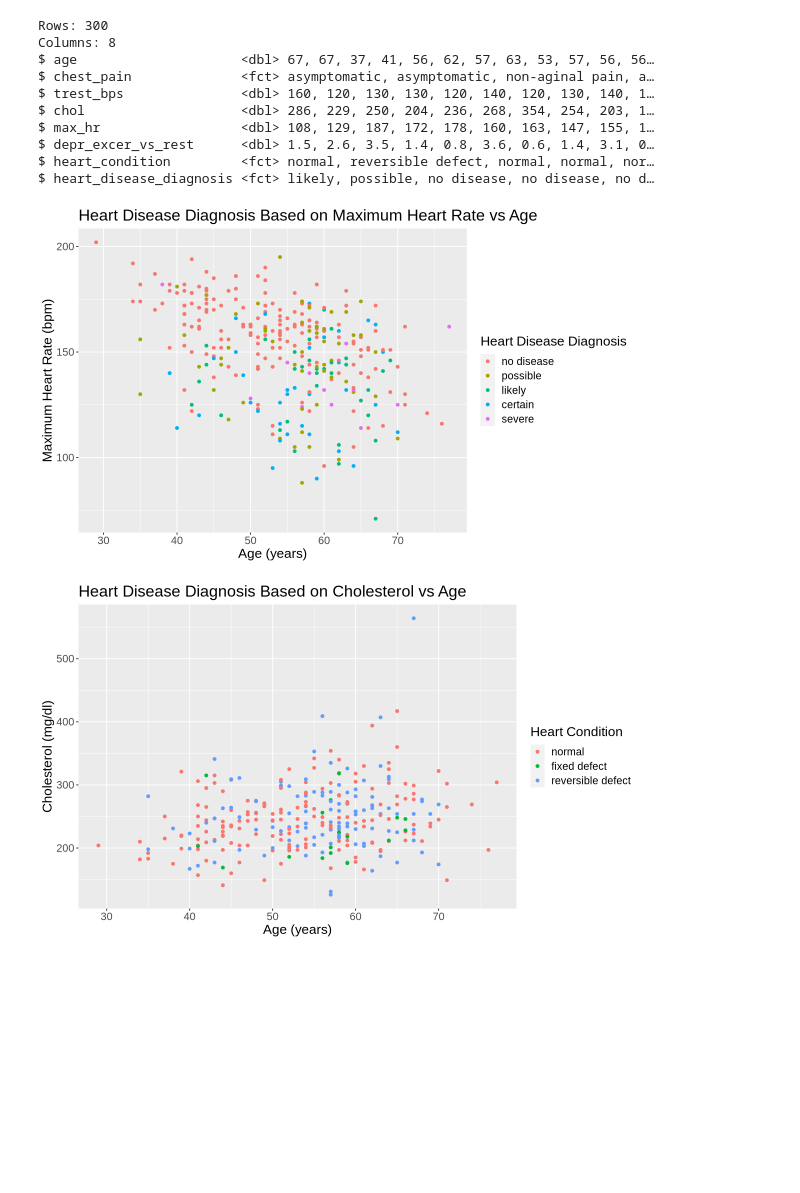
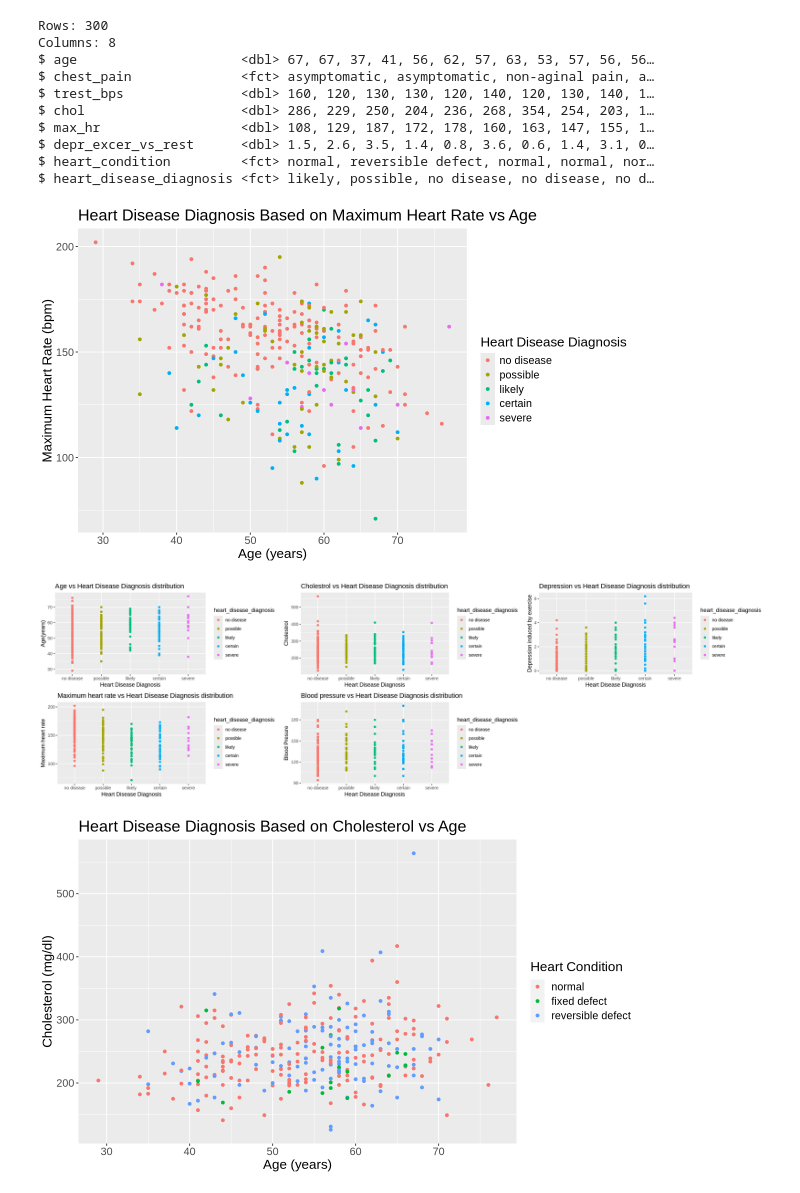
Before and after one commit to davidtheophine/dsci100-project, a Jupyter notebook: heart_disease_proposal.ipynb, the cells around one changed output. Saved outputs shown, nothing was run; the diff lists cells and outputs as text; code cells hidden in the pictures; blank space fills up the shorter version.

Commit message:
Added scatter plot data exploration
Added a grid of scatter plots that show the distribution of data over the various heart disease diagnosis categories.

```diff
--- a/heart_disease_proposal.ipynb
+++ b/heart_disease_proposal.ipynb
@@ -192,19 +192,60 @@ $ heart_disease_diagnosis <fct> likely, possible, no disease, no disease, no d
 # %%
 #Now it is time for visualization!
 #Let's see a few different plots to see what the relationships within the data are.
 
 options(repr.plot.width = 10, repr.plot.height = 6)
 age_vs_max_hr <- heart_disease_train |>
             ggplot(aes(x = age, y = max_hr, color = heart_disease_diagnosis)) +
             geom_point() +
             labs(title = "Heart Disease Diagnosis Based on Maximum Heart Rate vs Age",
                 x = "Age (years)", y = "Maximum Heart Rate (bpm)",
                 color = "Heart Disease Diagnosis") +
             theme(text = element_text(size = 16))
 
 age_vs_max_hr
+#age
+diag_vs_age <- heart_disease_train |>
+    ggplot(aes(x = heart_disease_diagnosis, y = age, color = heart_disease_diagnosis)) +
+    geom_point() +
+    labs(title = "Age vs Heart Disease Diagnosis distribution",
+        x= "Heart Disease Diagnosis", y = "Age(years)")
+
+
+#cholestrol
+diag_vs_chol <- heart_disease_train |>
+    ggplot(aes(x = heart_disease_diagnosis, y = chol, color = heart_disease_diagnosis)) +
+    geom_point() +
+    labs(title = "Cholestrol vs Heart Disease Diagnosis distribution",
+        x= "Heart Disease Diagnosis", y = "Cholestrol")
+
+
+#depr
+diag_vs_depr <- heart_disease_train |>
+    ggplot(aes(x = heart_disease_diagnosis, y = depr_excer_vs_rest, color = heart_disease_diagnosis)) +
+    geom_point() +
+    labs(title = "Depression vs Heart Disease Diagnosis distribution",
+        x= "Heart Disease Diagnosis", y = "Depression induced by exercise")
+
+#max heart rate
+maxhr_vs_depr <- heart_disease_train |>
+    ggplot(aes(x = heart_disease_diagnosis, y = max_hr, color = heart_disease_diagnosis)) +
+    geom_point() +
+    labs(title = "Maximum heart rate vs Heart Disease Diagnosis distribution",
+        x= "Heart Disease Diagnosis", y = "Maximum heart rate")
+
+#Blood Pressure
+bp_vs_depr <- heart_disease_train |>
+    ggplot(aes(x = heart_disease_diagnosis, y = trest_bps, color = heart_disease_diagnosis)) +
+    geom_point() +
+    labs(title = "Blood pressure vs Heart Disease Diagnosis distribution",
+        x= "Heart Disease Diagnosis", y = "Blood Presure")
+
+options(repr.plot.width = 20, repr.plot.height = 6)
+visualize <- plot_grid(diag_vs_age, diag_vs_chol, diag_vs_depr, maxhr_vs_depr, bp_vs_depr)
+visualize
 # %% [output]
-[figure, old version]
+[figure, new version]
+[figure, added]
 # %%
 options(repr.plot.width = 10, repr.plot.height = 6)
 age_vs_chol <- heart_disease_train |>
```
Also changed, not shown: parts of 1 cell of this notebook.
